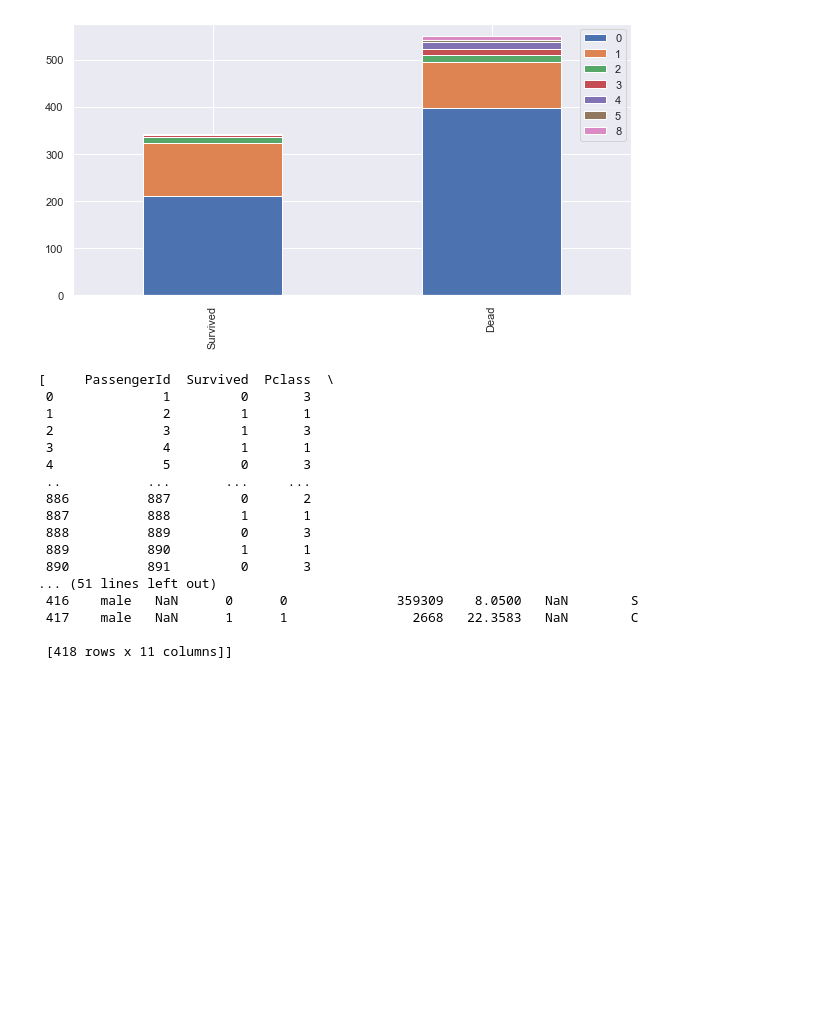
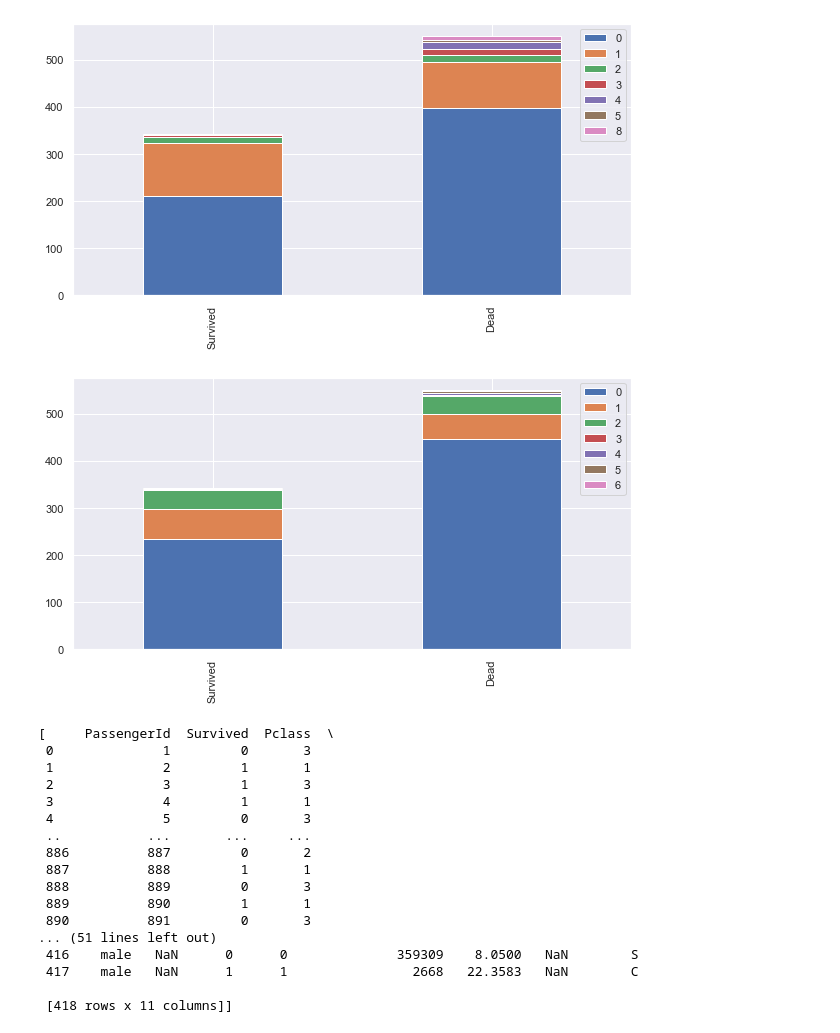
Before and after one commit to chonam93/Kaggle_Project, a Jupyter notebook: Titanic.ipynb, the cells around one changed output. Saved outputs shown, nothing was run; the diff lists cells and outputs as text; code cells hidden in the pictures; blank space fills up the shorter version.

```diff
--- a/Titanic.ipynb
+++ b/Titanic.ipynb
@@ -97,6 +97,10 @@ def bar_chart(feature):
 bar_chart('SibSp')
 # %% [output]
 [figure]
+# %%
+bar_chart('Parch')
+# %% [output]
+[figure, added]
 # %%
 train_and_test = [train, test]
 # %%
```
Also changed, not shown: parts of 13 cells of this notebook, 2 other files.
